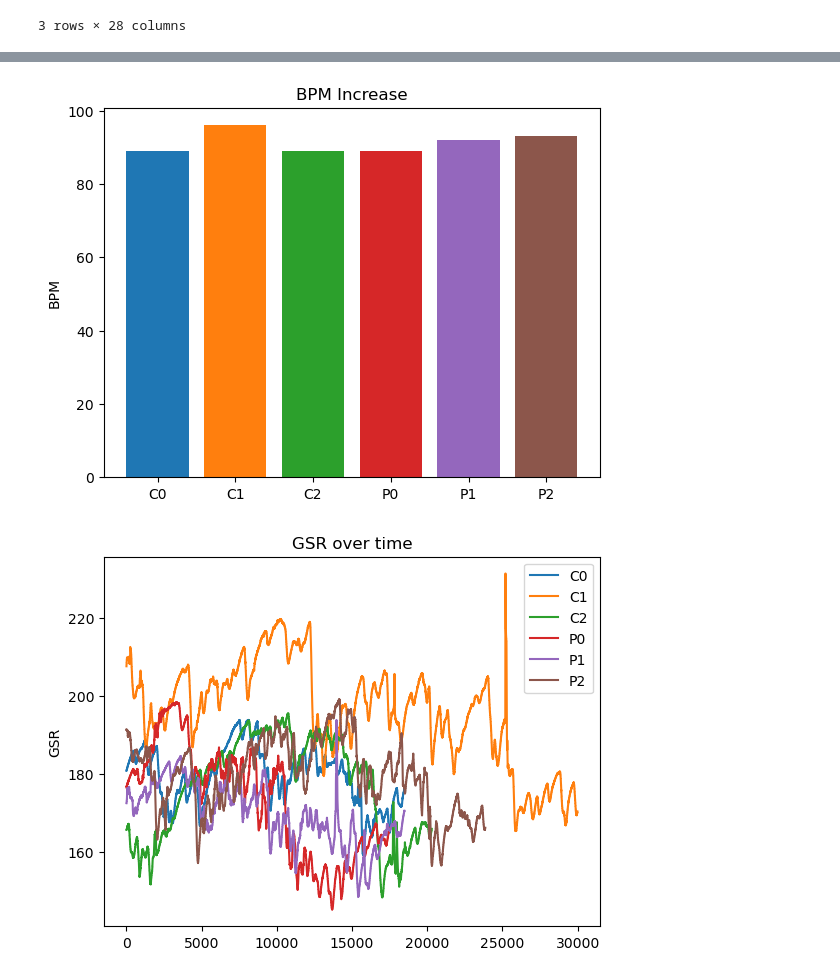
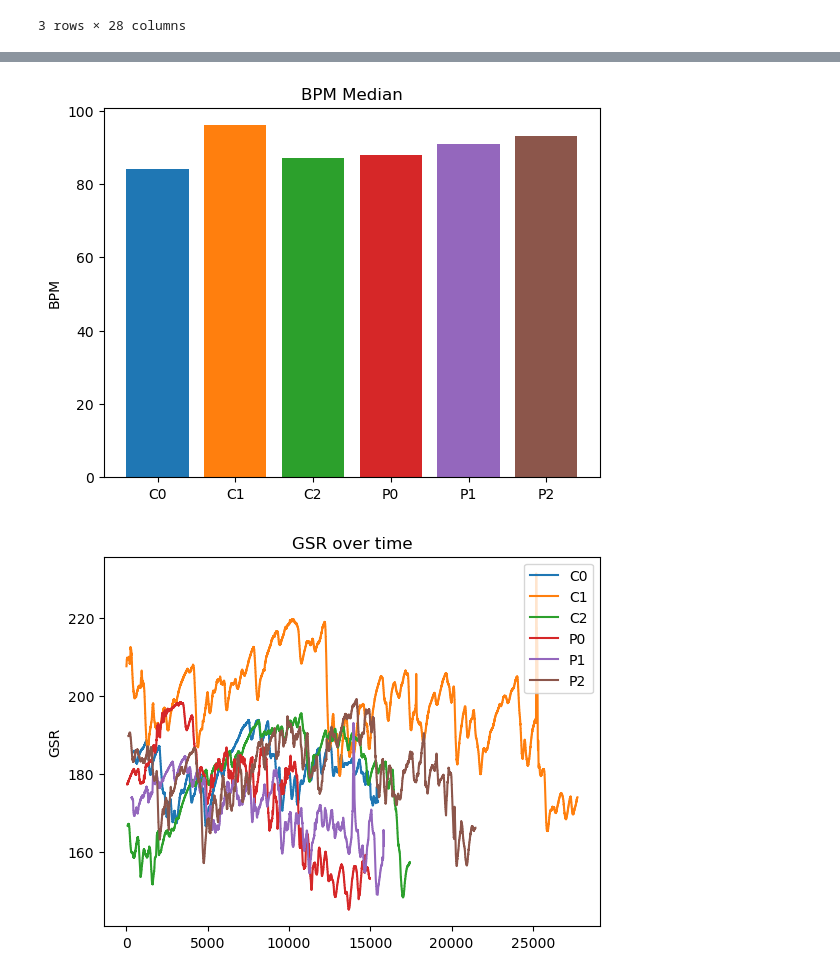
Before and after one commit to EliDll/phw-eval, a Jupyter notebook: imot_edda.ipynb, the cells around one changed output, grey strips where cells are left out. Drawn from its saved outputs; the diff is of its cells as text; code cells hidden in the pictures.

Commit message:
sync imot and unity data and trim to taks

```diff
--- a/imot_edda.ipynb
+++ b/imot_edda.ipynb
@@ -22,3 +29,12 @@ c_0.head(3)
 | 1 | 2 | 9 | NaN | NaN | NaN | NaN | NaN | NaN | ... |
 | 2 | 3 | 17 | NaN | NaN | NaN | NaN | NaN | NaN | ... |
 3 rows × 28 columns
+# %%
+c_0_u = get_unity("C0")
+c_1_u = get_unity("C1")
+c_2_u = get_unity("C2")
+p_0_u = get_unity("P0")
+p_1_u = get_unity("P1")
+p_2_u = get_unity("P2")
+
+c_0_u.head(3)
@@ -24,0 +66,10 @@ c_0.head(3)
+# %%
+c_0_i = get_trimmed_imot(c_0_i_raw, c_0_u)
+c_1_i = get_trimmed_imot(c_1_i_raw, c_1_u)
+c_2_i = get_trimmed_imot(c_2_i_raw, c_2_u)
+p_0_i = get_trimmed_imot(p_0_i_raw, p_0_u)
+p_1_i = get_trimmed_imot(p_1_i_raw, p_1_u)
+p_2_i = get_trimmed_imot(p_2_i_raw, p_2_u)
+
+print("Unity grab start minus Baseline: ", c_0_u.iloc[0][unity_unix_key] - baseline_ms)
+print("First trimmed iMotions entry:    ", c_0_i.dropna(subset = imot_unix_key).iloc[0][imot_unix_key])
@@ -49,39 +101,47 @@ plt.show()
 # %%
-def delta_hr(df):
-    return df[hr].median()
-    return (df[hr].max() - df[hr].min())
+def median_hr(df):
+    df_cleaned = df.dropna(subset = hr_key)
+    return df_cleaned[hr_key].median()
 
 labels = ['C0', 'C1', 'C2', 'P0', 'P1', 'P2']
-deltas = [delta_hr(c_0), delta_hr(c_1), delta_hr(c_2), delta_hr(p_0), delta_hr(p_1), delta_hr(p_2)]
+deltas = [
+    median_hr(c_0_i),
+    median_hr(c_1_i),
+    median_hr(c_2_i),
+    median_hr(p_0_i),
+    median_hr(p_1_i),
+    median_hr(p_2_i)
+    ]
 colors = ['tab:blue', 'tab:orange', 'tab:green', 'tab:red', 'tab:purple', 'tab:brown']
 
 plt.bar(labels, deltas, color=colors)
-plt.title('BPM Increase')
+plt.title('BPM Median')
 plt.ylabel('BPM')
 plt.show()
 # %% [output]
-[figure, old version]
+[figure, new version]
 # %%
-gsr = 'GSR Resistance CAL'
+gsr_key = 'GSR Resistance CAL'
+max_z_score = 3
 
 def plot_gsr(df, label):
-    df_cleaned = df.dropna(subset = gsr)
-    rect = df[(df[gsr] < 400)]
-    plt.plot(rect[gsr], label=label)
+    df_cleaned = df.dropna(subset = gsr_key)
+    df_smoothed = df_cleaned[np.abs(stats.zscore(df_cleaned[gsr_key])) < max_z_score]
+    plt.plot(df_smoothed[gsr_key], label=label)
 
-plot_gsr(c_0, "C0")
-plot_gsr(c_1, "C1")
-plot_gsr(c_2, "C2")
-plot_gsr(p_0, "P0")
-plot_gsr(p_1, "P1")
-plot_gsr(p_2, "P2")
+plot_gsr(c_0_i, "C0")
+plot_gsr(c_1_i, "C1")
+plot_gsr(c_2_i, "C2")
+plot_gsr(p_0_i, "P0")
+plot_gsr(p_1_i, "P1")
+plot_gsr(p_2_i, "P2")
 
 
 plt.legend()
 plt.title('GSR over time')
 plt.ylabel('GSR')
 #display plot
 plt.show()
 # %% [output]
-[figure, old version]
+[figure, new version]
 # %%
```
Also changed, not shown: parts of 8 cells of this notebook.
